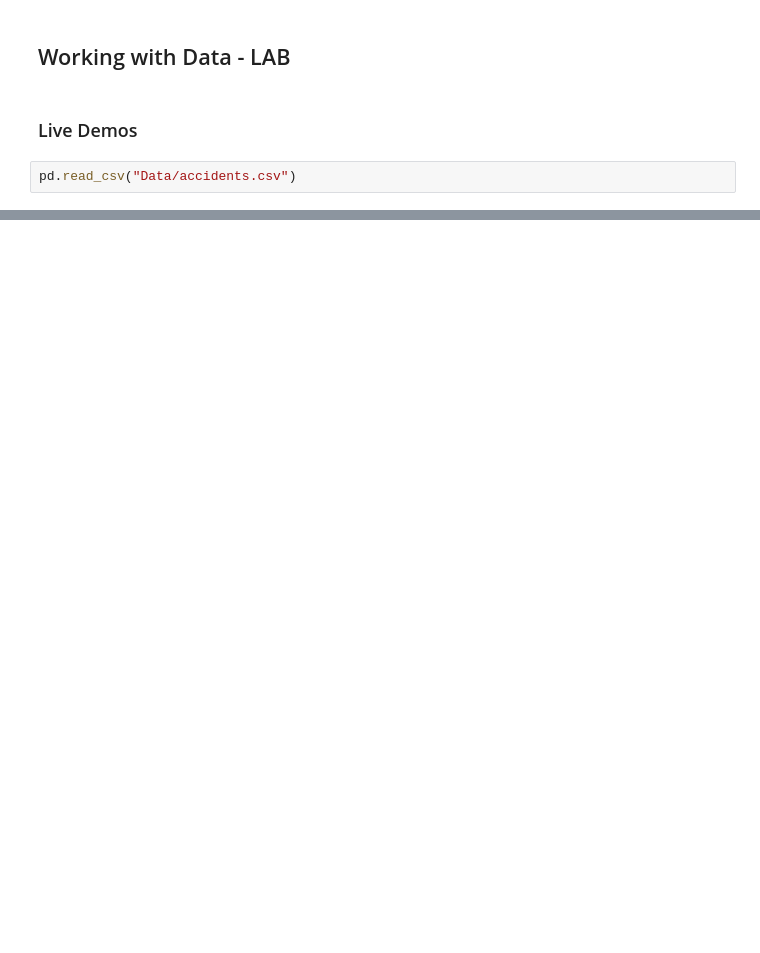
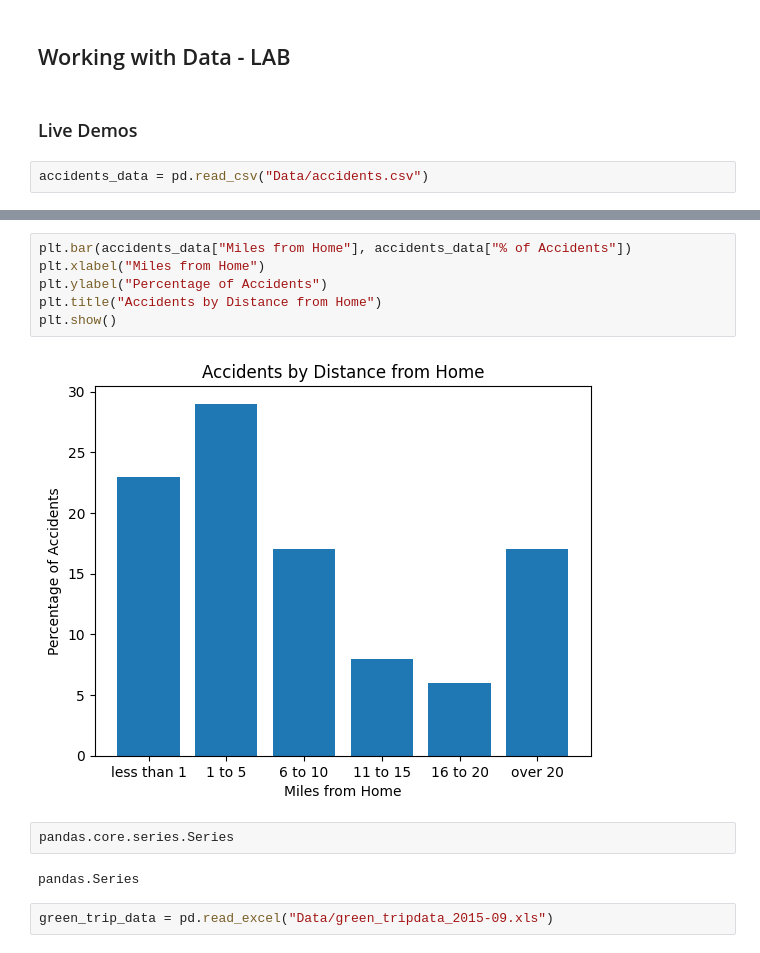
Before and after one commit to PlamenPlamenovStanchev/Data-Science, a Jupyter notebook: Working with Data/working-with-data-lab.ipynb, the cells around one changed output, grey strips where cells are left out. Saved outputs shown, nothing was run; the diff lists cells and outputs as text; blank space fills up the shorter version.

```diff
--- a/Working with Data/working-with-data-lab.ipynb
+++ b/Working with Data/working-with-data-lab.ipynb
@@ -7,4 +15,4 @@ import pandas as pd
 # %% [markdown]
 ### Live Demos ###
 # %%
-pd.read_csv("Data/accidents.csv")
+accidents_data = pd.read_csv("Data/accidents.csv")
@@ -18,0 +59,14 @@ pd.read_csv("Data/accidents.csv")
+# %%
+plt.bar(accidents_data["Miles from Home"], accidents_data["% of Accidents"])
+plt.xlabel("Miles from Home")
+plt.ylabel("Percentage of Accidents")
+plt.title("Accidents by Distance from Home")
+plt.show()
+# %% [output]
+[figure, added]
+# %%
+pandas.core.series.Series
+# %% [output]
+pandas.Series
+# %%
+green_trip_data = pd.read_excel("Data/green_tripdata_2015-09.xls")
```
Also changed, not shown: parts of 88 cells of this notebook, 1 other file.
